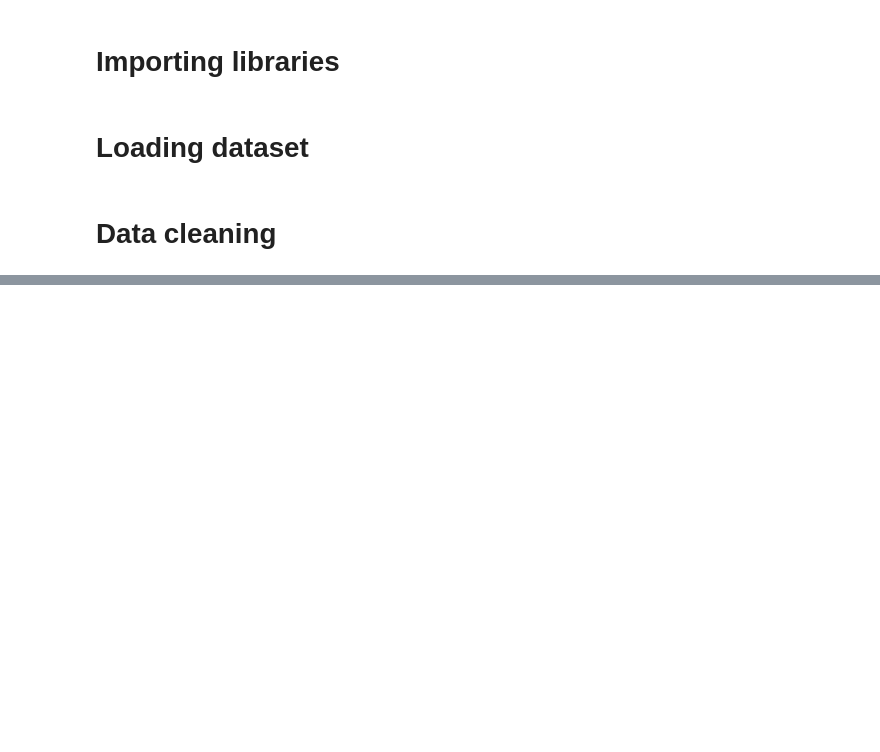
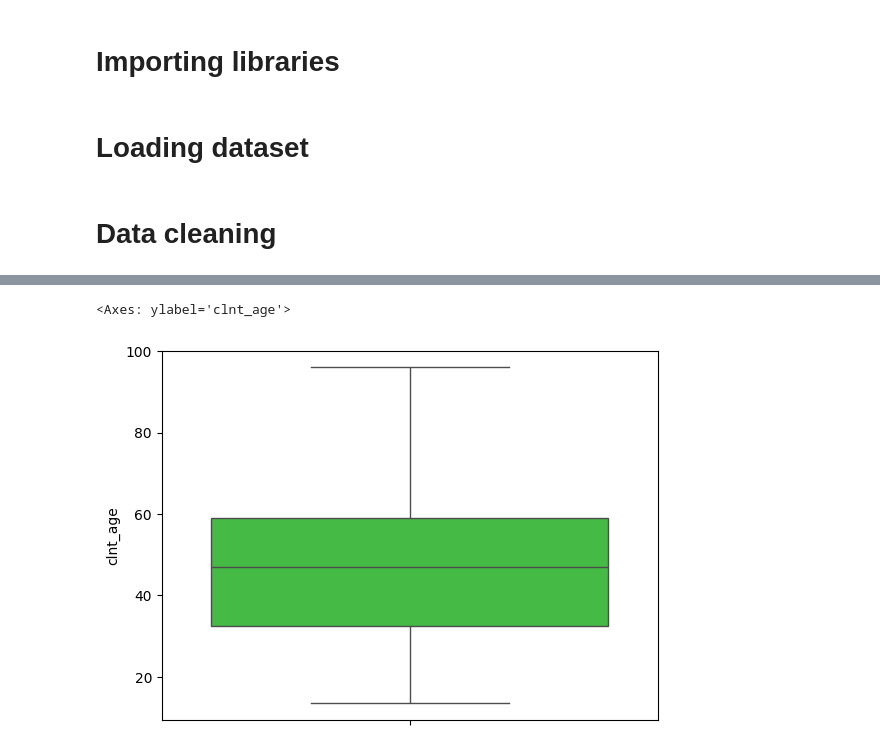
Before and after one commit to dimitsagk/AB_Testing_Analysis, a Jupyter notebook: notebooks/Project_2_02Cleaning+EDA.ipynb, the cells around one changed output, grey strips where cells are left out. Saved outputs shown, nothing was run; the diff lists cells and outputs as text; code cells hidden in the pictures; blank space fills up the shorter version.

```diff
--- a/notebooks/Project_2_02Cleaning+EDA.ipynb
+++ b/notebooks/Project_2_02Cleaning+EDA.ipynb
@@ -73,0 +109,5 @@ df_trace.date_time = pd.to_datetime(df_trace.date_time,format='%Y-%m-%d %H:%M:%S
+# %%
+sns.boxplot(data=df_clients['clnt_age'], color='limegreen')
+# %% [output]
+<Axes: ylabel='clnt_age'>
+[figure, added]
```
Also changed, not shown: parts of 59 cells of this notebook.
